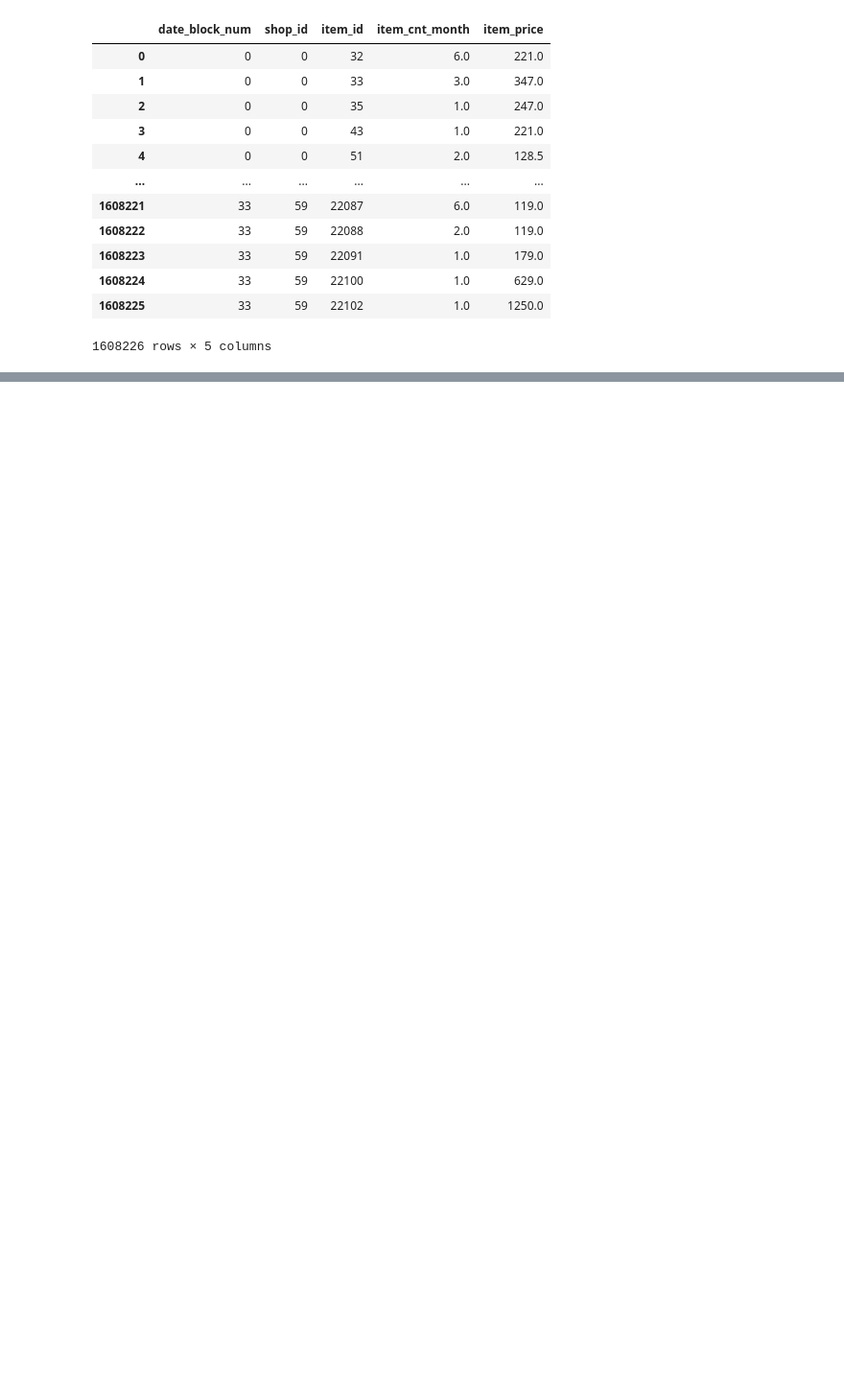
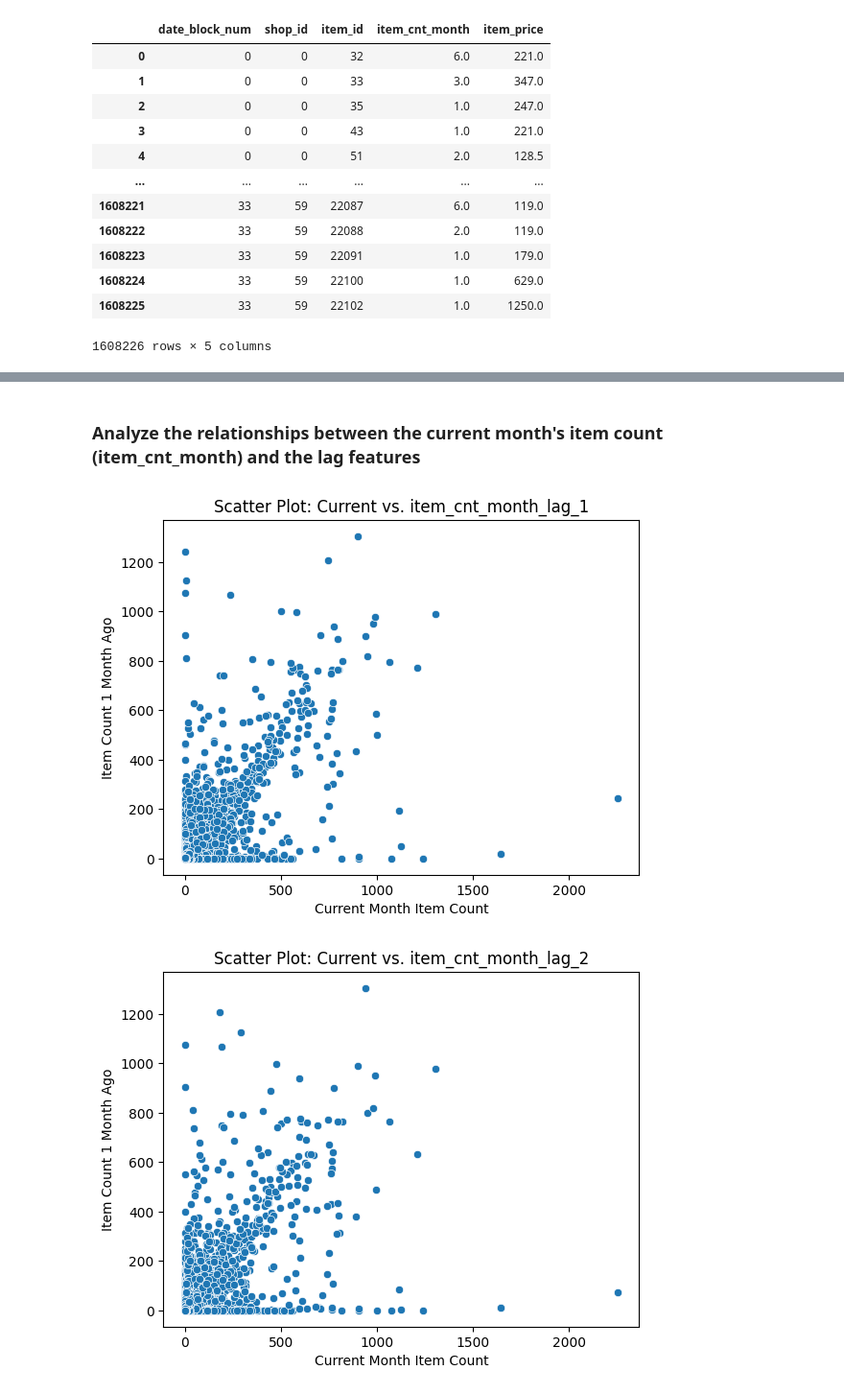
Before and after one commit to ishamel101/Predict-Future-Sales, a Jupyter notebook: fetures_sales.ipynb, the cells around one changed output, grey strips where cells are left out. Shown: that part at 96% size. Drawn from its saved outputs; the diff is of its cells as text; code cells hidden in the pictures; blank space fills up the shorter version.

```diff
--- a/fetures_sales.ipynb
+++ b/fetures_sales.ipynb
@@ -273,3 +256,17 @@ monthly_df
 | 1608224 | 33 | 59 | 22100 | 1.0 | 629.0 | 1.0 | ... |
 | 1608225 | 33 | 59 | 22102 | 1.0 | 1250.0 | 2.0 | ... |
 1608226 rows × 8 columns
+# %% [markdown]
+### Analyze the relationships between the current month's item count (item_cnt_month) and the lag features
+# %%
+lag_number = ['item_cnt_month_lag_1','item_cnt_month_lag_2','item_cnt_month_lag_3']
+for item_lag in lag_number:
+    # Scatter plot (one lag feature for illustration)
+    sns.scatterplot(x="item_cnt_month", y=item_lag, data=monthly_df)
+    plt.title(f"Scatter Plot: Current vs. {item_lag}")
+    plt.xlabel("Current Month Item Count")
+    plt.ylabel("Item Count 1 Month Ago")
+    plt.show()
+# %% [output]
+[figure, added]
+[figure, added]
```
Also changed, not shown: parts of 11 cells of this notebook.
